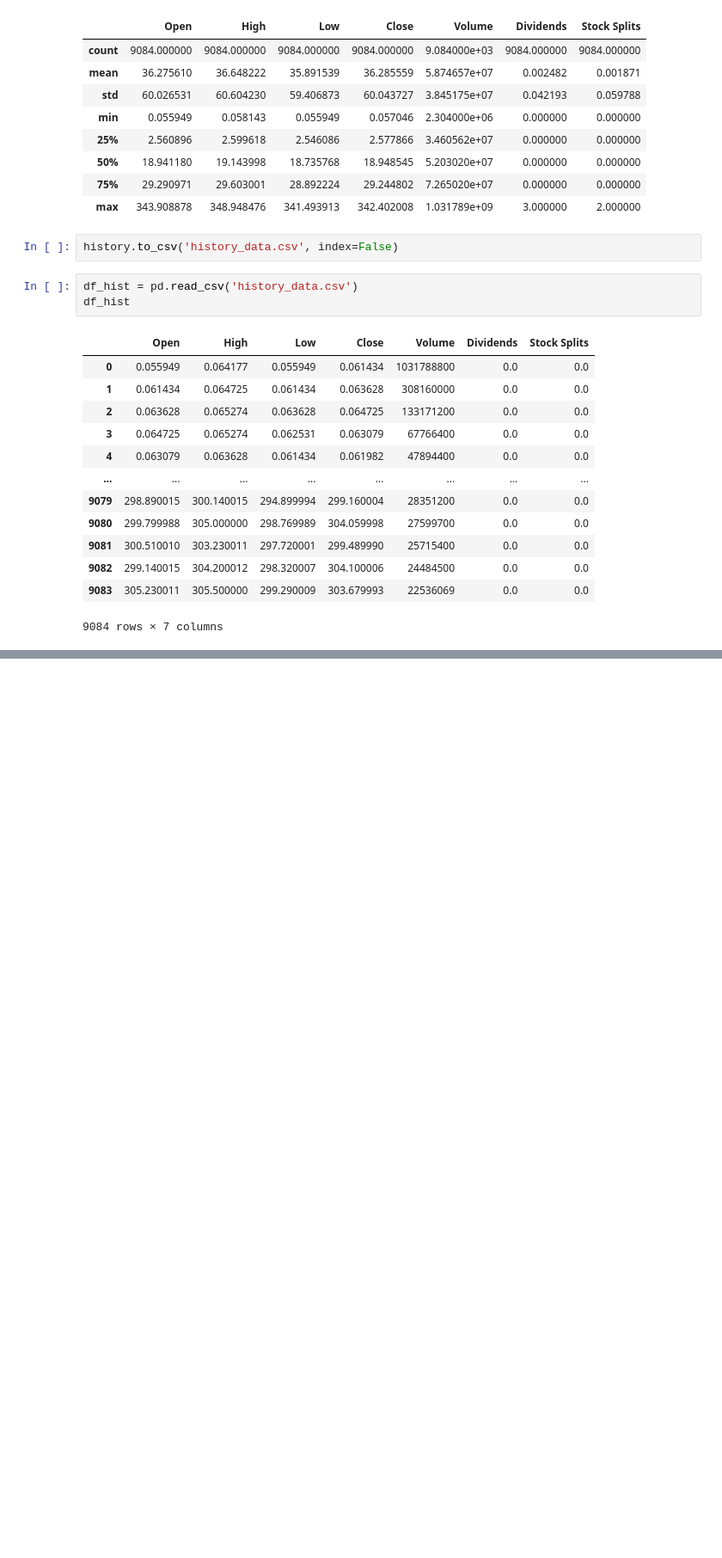
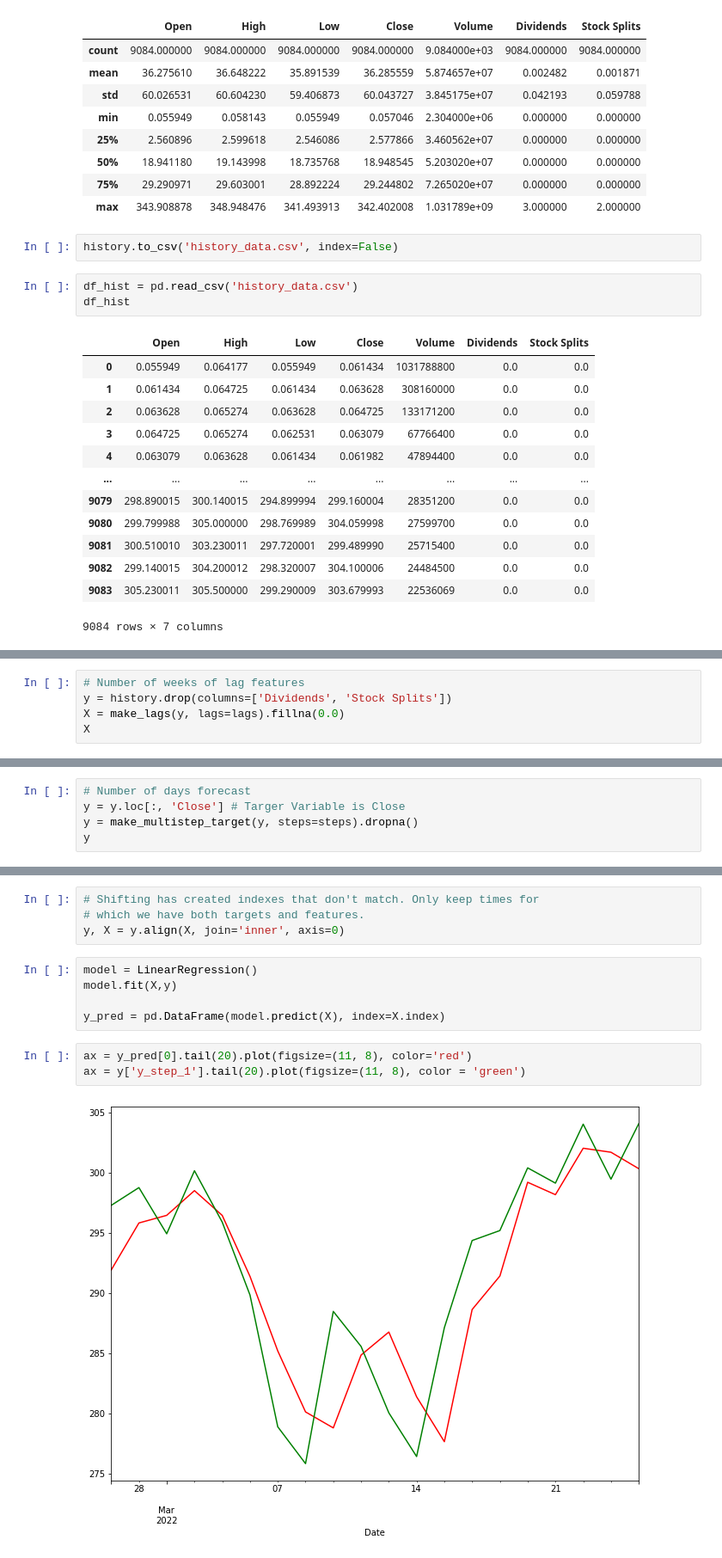
Before and after one commit to levflevine/stocks_time_series, a Jupyter notebook: Stock_Time_Series.ipynb, the cells around one changed output, grey strips where cells are left out. Shown: that part at 86% size. Cells and saved outputs as stored; diff of their text form; blank space fills up the shorter version.

Commit message:
linear reg

```diff
--- a/Stock_Time_Series.ipynb
+++ b/Stock_Time_Series.ipynb
@@ -95,0 +117,5 @@ df_hist
+# %%
+# Number of weeks of lag features
+y = history.drop(columns=['Dividends', 'Stock Splits'])
+X = make_lags(y, lags=lags).fillna(0.0)
+X
@@ -95,0 +138,5 @@ df_hist
+# %%
+# Number of days forecast
+y = y.loc[:, 'Close'] # Targer Variable is Close
+y = make_multistep_target(y, steps=steps).dropna()
+y
@@ -95,0 +158,14 @@ df_hist
+# %%
+# Shifting has created indexes that don't match. Only keep times for
+# which we have both targets and features.
+y, X = y.align(X, join='inner', axis=0)
+# %%
+model = LinearRegression()
+model.fit(X,y)
+
+y_pred = pd.DataFrame(model.predict(X), index=X.index)
+# %%
+ax = y_pred[0].tail(20).plot(figsize=(11, 8), color='red')
+ax = y['y_step_1'].tail(20).plot(figsize=(11, 8), color = 'green')
+# %% [output]
+[figure, added]
```
Also changed, not shown: parts of 6 cells of this notebook.
